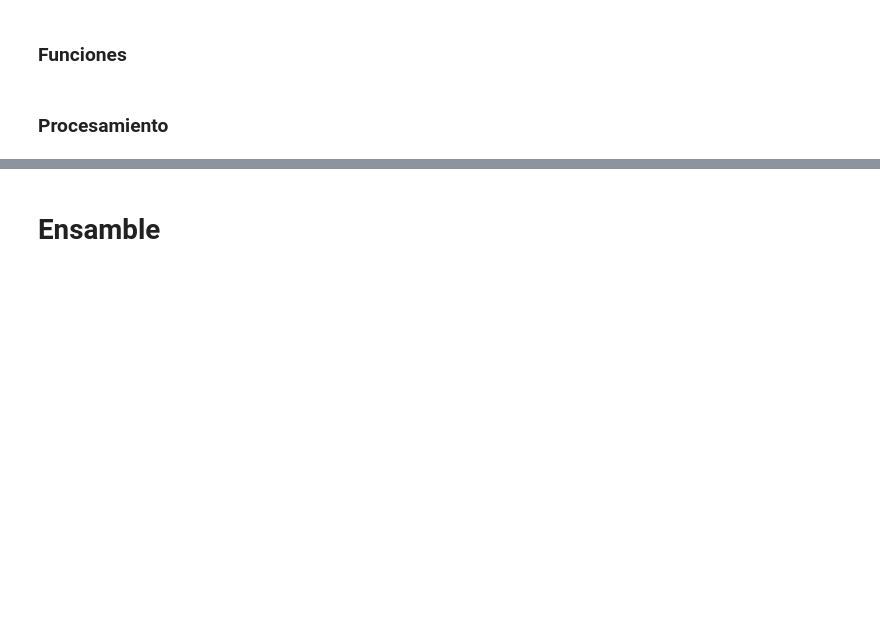
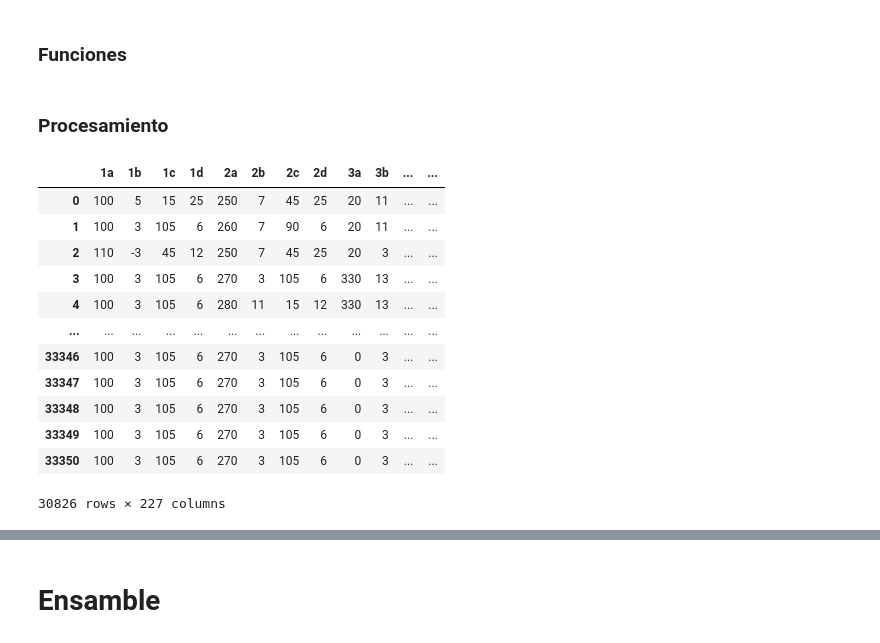
Before and after one commit to MiguelMussi/Multi-Parameter_Wireless_Network, a Jupyter notebook: Stack2.ipynb, the cells around one changed output, grey strips where cells are left out. Cells and saved outputs as stored; diff of their text form; code cells hidden in the pictures; blank space fills up the shorter version.

```diff
--- a/Stack2.ipynb
+++ b/Stack2.ipynb
@@ -120,4 +124,20 @@ def r2_ajustado(y_true, y_pred, n, p):
 # %%
 df = renombrar_columnas(df)
 df = eliminar_registros_duplicados(df)
+# %%
+df
+# %% [output]
+|  | 1a | 1b | 1c | 1d | 2a | 2b | 2c | 2d | 3a | 3b | ... | ... |
+| 0 | 100 | 5 | 15 | 25 | 250 | 7 | 45 | 25 | 20 | 11 | ... | ... |
+| 1 | 100 | 3 | 105 | 6 | 260 | 7 | 90 | 6 | 20 | 11 | ... | ... |
+| 2 | 110 | -3 | 45 | 12 | 250 | 7 | 45 | 25 | 20 | 3 | ... | ... |
+| 3 | 100 | 3 | 105 | 6 | 270 | 3 | 105 | 6 | 330 | 13 | ... | ... |
+| 4 | 100 | 3 | 105 | 6 | 280 | 11 | 15 | 12 | 330 | 13 | ... | ... |
+| ... | ... | ... | ... | ... | ... | ... | ... | ... | ... | ... | ... | ... |
+| 33346 | 100 | 3 | 105 | 6 | 270 | 3 | 105 | 6 | 0 | 3 | ... | ... |
+| 33347 | 100 | 3 | 105 | 6 | 270 | 3 | 105 | 6 | 0 | 3 | ... | ... |
+| 33348 | 100 | 3 | 105 | 6 | 270 | 3 | 105 | 6 | 0 | 3 | ... | ... |
+| 33349 | 100 | 3 | 105 | 6 | 270 | 3 | 105 | 6 | 0 | 3 | ... | ... |
+| 33350 | 100 | 3 | 105 | 6 | 270 | 3 | 105 | 6 | 0 | 3 | ... | ... |
+30826 rows × 227 columns
 # %%
```
Also changed, not shown: parts of 18 cells of this notebook.
